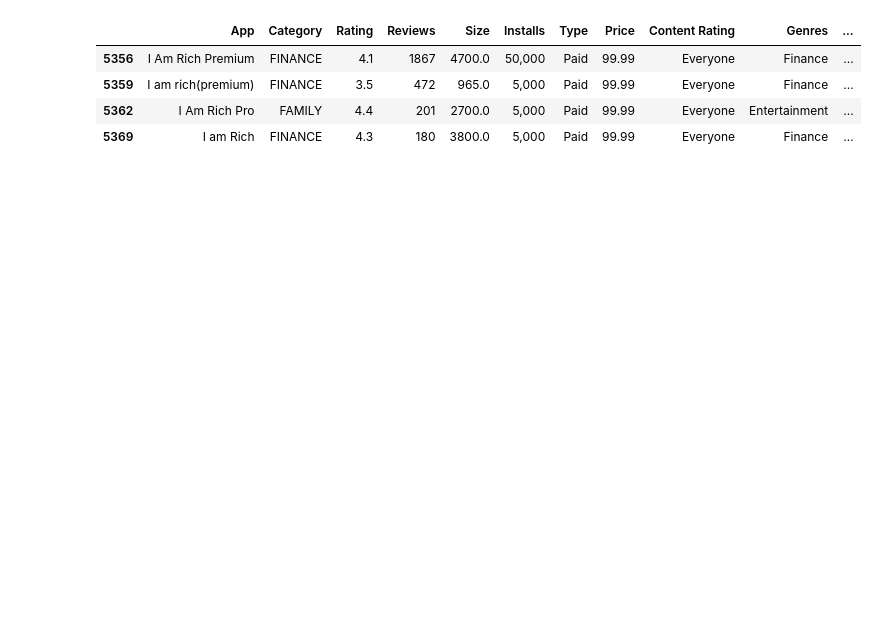
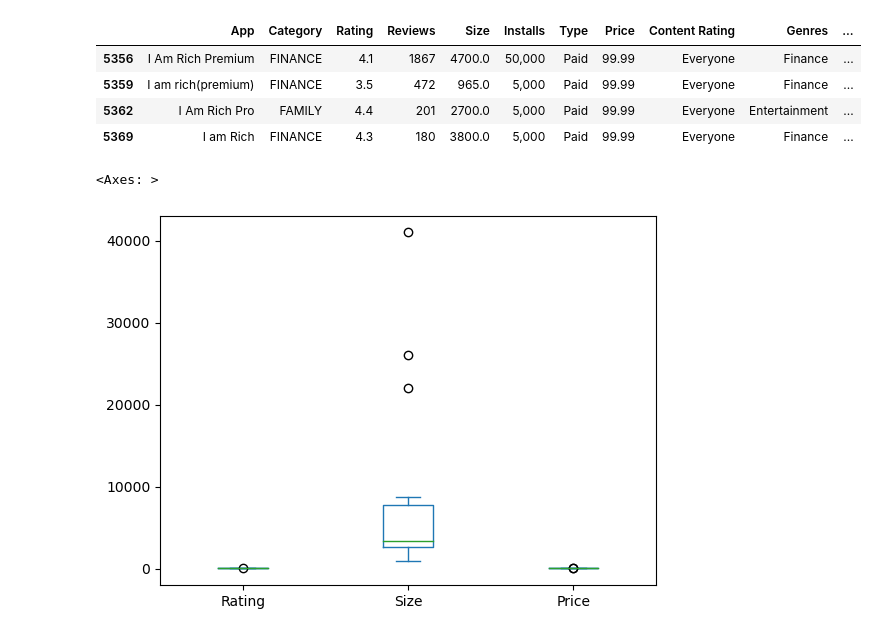
Before and after one commit to nitishrudra3510/DataScience, a Jupyter notebook: Project/WorkOnPlayStore.ipynb, the cells around one changed output. Saved outputs shown, nothing was run; the diff lists cells and outputs as text; code cells hidden in the pictures; blank space fills up the shorter version.

```diff
--- a/Project/WorkOnPlayStore.ipynb
+++ b/Project/WorkOnPlayStore.ipynb
@@ -673,3 +674,8 @@ df1[df1.Price>30]
 | 5369 | I am Rich | FINANCE | 4.3 | 180 | 3800.0 | 5,000 | Paid | 99.99 | Everyone | Finance | ... |
 # %%
 df1 = df1[df1.Price<=30]
+# %%
+df1[df1.Price>30].plot.box()
+# %% [output]
+<Axes: >
+[figure, added]
```
Also changed, not shown: parts of 16 cells of this notebook.
